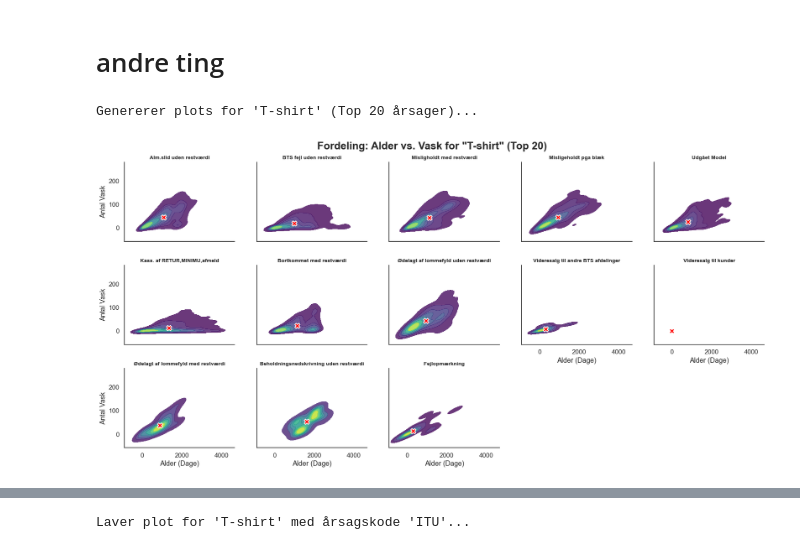
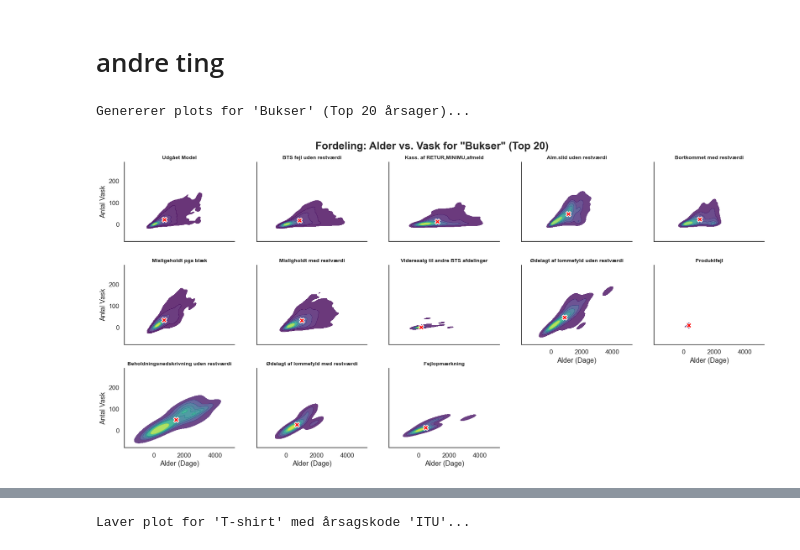
Before and after one commit to Mathias2209/Dataprojekt, a Jupyter notebook: Violinplots forbedret.ipynb, the cells around one changed output, grey strips where cells are left out. Saved outputs shown, nothing was run; the diff lists cells and outputs as text; code cells hidden in the pictures.

```diff
--- a/Violinplots forbedret.ipynb
+++ b/Violinplots forbedret.ipynb
@@ -367,7 +367,7 @@ import seaborn as sns
 import pandas as pd
 import numpy as np
 
-def lav_lækre_plots(valgt_kategori, data, N_årsager=20):
+def fordeling_plots(valgt_kategori, data, N_årsager=20):
 
     print(f"Genererer plots for '{valgt_kategori}' (Top {N_årsager} årsager)...")
 
@@ -416,37 +416,37 @@ def lav_lækre_plots(valgt_kategori, data, N_årsager=20):
     g.map_dataframe(
         sns.kdeplot,
         x='Dage i cirkulation',
         y='Total antal vask',
         fill=True,
         levels=8,
         cmap="viridis", # Prøv også "mako", "rocket" eller "coolwarm"
         thresh=0.05,
         alpha=0.8       # Hvor gennemsigtig farven er
     )
 
     # 7. TILFØJ GENNEMSNIT (Rødt kryds)
     def plot_mean(x, y, **kwargs):
         if len(x) > 0:
             plt.scatter(x.mean(), y.mean(), color='red', s=100, marker='X', edgecolors='white', linewidths=1.5, zorder=10)
 
     g.map(plot_mean, 'Dage i cirkulation', 'Total antal vask')
 
     # 8. PYNT
     g.set_titles(col_template="{col_name}", fontweight='bold', size=10)
     g.set_axis_labels("Alder (Dage)", "Antal Vask")
 
     # Juster mellemrum så titlen kan være der
     g.fig.subplots_adjust(top=0.92, hspace=0.3, wspace=0.2)
     g.fig.suptitle(f'Fordeling: Alder vs. Vask for "{valgt_kategori}" (Top {N_årsager})', fontsize=20, weight='bold')
 
     plt.show()
 
-# --- SÅDAN BRUGER DU DEN ---
 
-# Sæt N til 20 (eller 15, 25 osv.)
-# Vælg din kategori, fx 'Bukser', 'T-shirt' eller 'Alle'
-lav_lækre_plots('T-shirt', df_total, N_årsager=20)
+
+# Sæt N til antal årsager
+# Vælg kategori, fx 'Bukser', 'T-shirt' eller 'Alle'
+fordeling_plots('Bukser', df_total, N_årsager=20)
 # %% [output]
-Genererer plots for 'T-shirt' (Top 20 årsager)...
+Genererer plots for 'Bukser' (Top 20 årsager)...
-[figure, old version]
+[figure, new version]
 # %%
```
Also changed, not shown: parts of 3 cells of this notebook.
